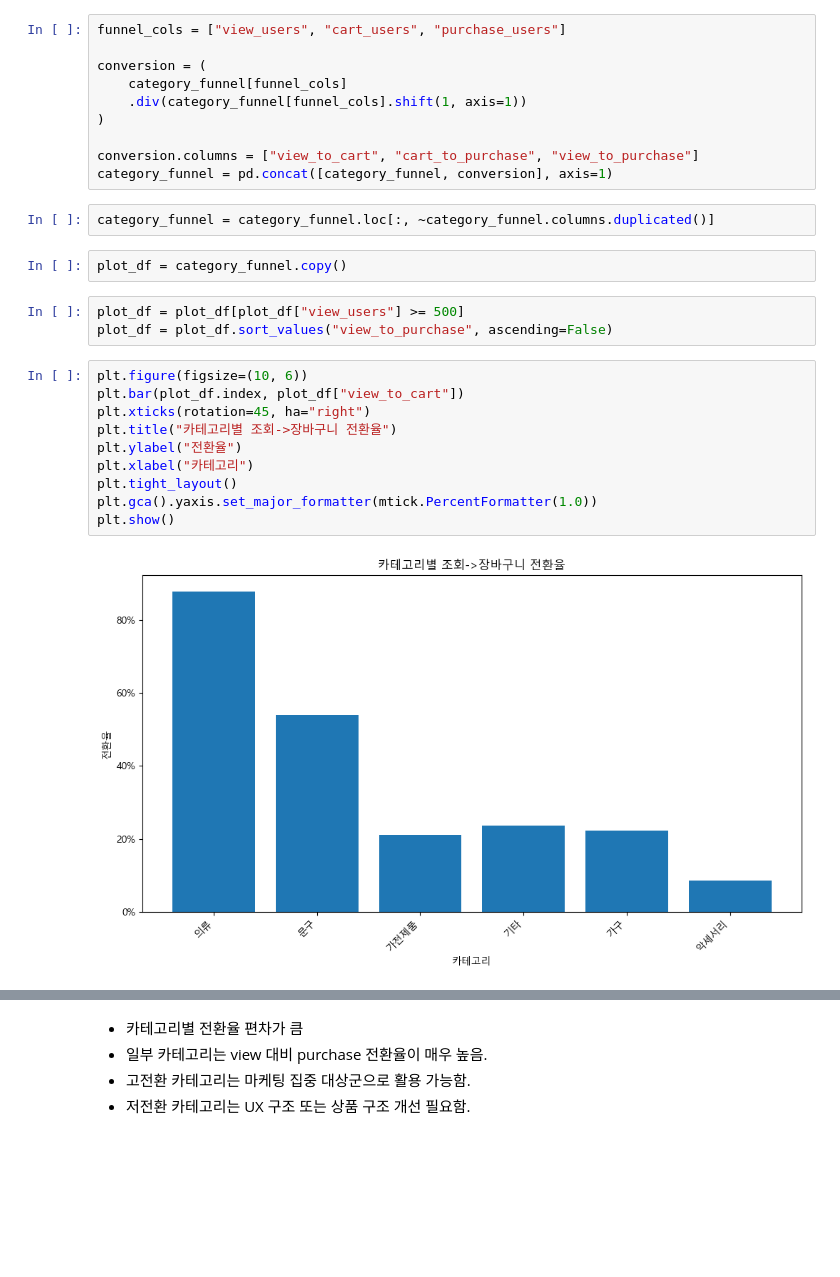
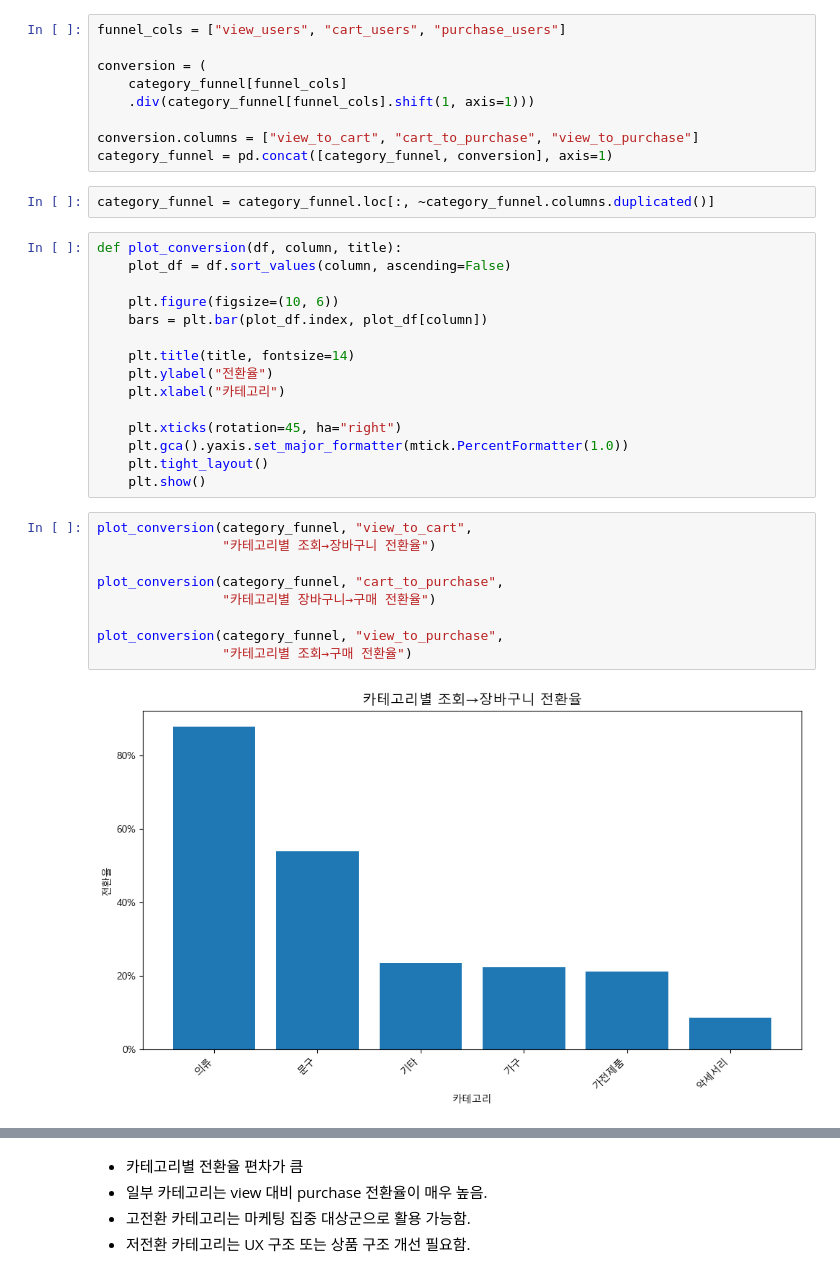
Before and after one commit to None425/ecommerce-user-behavior-analysis, a Jupyter notebook: notebooks/ECommerceLog.ipynb, the cells around one changed output, grey strips where cells are left out. Cells and saved outputs as stored; diff of their text form; blank space fills up the shorter version.

```diff
--- a/notebooks/ECommerceLog.ipynb
+++ b/notebooks/ECommerceLog.ipynb
@@ -411,27 +417,35 @@ funnel_cols = ["view_users", "cart_users", "purchase_users"]
 
 conversion = (
     category_funnel[funnel_cols]
-    .div(category_funnel[funnel_cols].shift(1, axis=1))
-)
+    .div(category_funnel[funnel_cols].shift(1, axis=1)))
 
 conversion.columns = ["view_to_cart", "cart_to_purchase", "view_to_purchase"]
 category_funnel = pd.concat([category_funnel, conversion], axis=1)
 # %%
 category_funnel = category_funnel.loc[:, ~category_funnel.columns.duplicated()]
-# %%
-plot_df = category_funnel.copy()
-# %%
-plot_df = plot_df[plot_df["view_users"] >= 500]
-plot_df = plot_df.sort_values("view_to_purchase", ascending=False)
+# %%
+def plot_conversion(df, column, title):
+    plot_df = df.sort_values(column, ascending=False)
+
+    plt.figure(figsize=(10, 6))
+    bars = plt.bar(plot_df.index, plot_df[column])
+
+    plt.title(title, fontsize=14)
+    plt.ylabel("전환율")
+    plt.xlabel("카테고리")
+
+    plt.xticks(rotation=45, ha="right")
+    plt.gca().yaxis.set_major_formatter(mtick.PercentFormatter(1.0))
+    plt.tight_layout()
+    plt.show()
 # %%
-plt.figure(figsize=(10, 6))
-plt.bar(plot_df.index, plot_df["view_to_cart"])
-plt.xticks(rotation=45, ha="right")
-plt.title("카테고리별 조회->장바구니 전환율")
-plt.ylabel("전환율")
-plt.xlabel("카테고리")
-plt.tight_layout()
-plt.gca().yaxis.set_major_formatter(mtick.PercentFormatter(1.0))
-plt.show()
+plot_conversion(category_funnel, "view_to_cart",
+                "카테고리별 조회→장바구니 전환율")
+
+plot_conversion(category_funnel, "cart_to_purchase",
+                "카테고리별 장바구니→구매 전환율")
+
+plot_conversion(category_funnel, "view_to_purchase",
+                "카테고리별 조회→구매 전환율")
 # %% [output]
-[figure, old version]
+[figure, new version]
```
Also changed, not shown: parts of 32 cells of this notebook.
